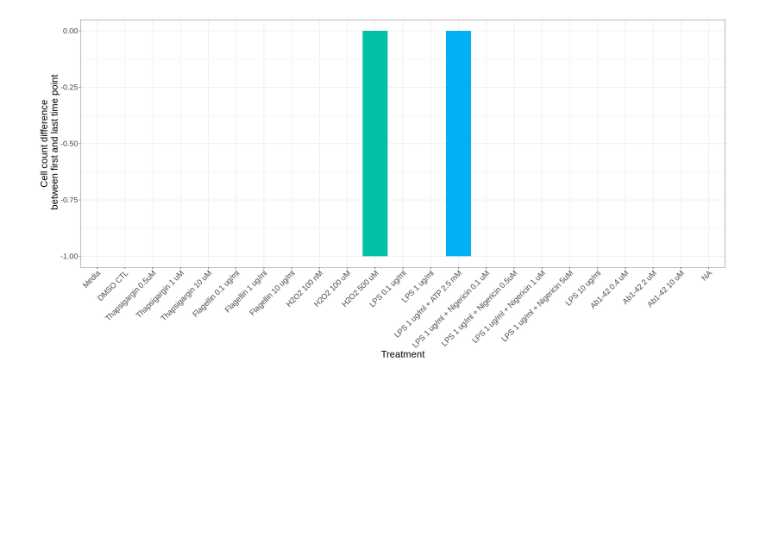
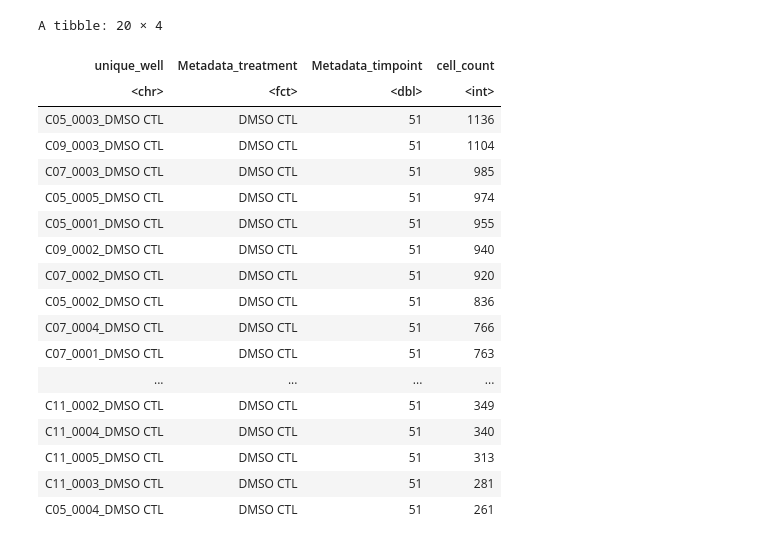
Before and after one commit to MikeLippincott/pyroptosis_live-cell_timelapse, a Jupyter notebook: Wave1_data/5.exploratory_data_analysis/notebooks/4.cell_count_analsis.ipynb, the cells around one changed output. Cells and saved outputs as stored; diff of their text form; code cells hidden in the pictures; blank space fills up the shorter version.

```diff
--- a/Wave1_data/5.exploratory_data_analysis/notebooks/4.cell_count_analsis.ipynb
+++ b/Wave1_data/5.exploratory_data_analysis/notebooks/4.cell_count_analsis.ipynb
@@ -162,0 +168,29 @@ A tibble: 6 × 2
+# %%
+# get the last timepoint for each well and treatment
+cell_counts %>%
+    group_by(unique_well) %>%
+    filter(Metadata_timpoint == max(Metadata_timpoint)) %>%
+    filter(Metadata_treatment == "DMSO CTL") %>%
+    ungroup() %>%
+    arrange(desc(cell_count)) %>%
+    head(50)
+# %% [output]
+A tibble: 20 × 4
+| unique_well | Metadata_treatment | Metadata_timpoint | cell_count |
+| <chr> | <fct> | <dbl> | <int> |
+| C05_0003_DMSO CTL | DMSO CTL | 51 | 1136 |
+| C09_0003_DMSO CTL | DMSO CTL | 51 | 1104 |
+| C07_0003_DMSO CTL | DMSO CTL | 51 | 985 |
+| C05_0005_DMSO CTL | DMSO CTL | 51 | 974 |
+| C05_0001_DMSO CTL | DMSO CTL | 51 | 955 |
+| C09_0002_DMSO CTL | DMSO CTL | 51 | 940 |
+| C07_0002_DMSO CTL | DMSO CTL | 51 | 920 |
+| C05_0002_DMSO CTL | DMSO CTL | 51 | 836 |
+| C07_0004_DMSO CTL | DMSO CTL | 51 | 766 |
+| C07_0001_DMSO CTL | DMSO CTL | 51 | 763 |
+| ... | ... | ... | ... |
+| C11_0002_DMSO CTL | DMSO CTL | 51 | 349 |
+| C11_0004_DMSO CTL | DMSO CTL | 51 | 340 |
+| C11_0005_DMSO CTL | DMSO CTL | 51 | 313 |
+| C11_0003_DMSO CTL | DMSO CTL | 51 | 281 |
+| C05_0004_DMSO CTL | DMSO CTL | 51 | 261 |
@@ -163,24 +199,22 @@ A tibble: 6 × 2
 # %%
-width <- 20
-height <- 10
-options(repr.plot.width=width, repr.plot.height=height)
-# plot the timelapse _profiles for a given feature
-cell_count_difference_plot <- (
-    # group the timepoints by the feature
-    ggplot(cell_counts, aes(x=Metadata_treatment, y=cell_count), fill=Metadata_treatment)
-    # bar plot for the cell counts per well per time
-    + geom_bar(stat="identity", position="dodge", aes(fill=Metadata_treatment))
-    + theme_bw()
-    + theme(
-        legend.position = "none",
-        axis.text.x = element_text(angle = 45, hjust = 1, size = 16),
-        axis.text.y = element_text(size = 16),
-        axis.title = element_text(size = 20)
-    )
+# width <- 20
+# height <- 10
+# options(repr.plot.width=width, repr.plot.height=height)
+# # plot the timelapse _profiles for a given feature
+# cell_count_difference_plot <- (
+#     # group the timepoints by the feature
+#     ggplot(df, aes(x=Metadata_treatment, y=cell_count), fill=Metadata_treatment)
+#     # bar plot for the cell counts per well per time
+#     + geom_bar(stat="identity", position="dodge", aes(fill=Metadata_treatment))
+#     + theme_bw()
+#     + theme(
+#         legend.position = "none",
+#         axis.text.x = element_text(angle = 45, hjust = 1, size = 16),
+#         axis.text.y = element_text(size = 16),
+#         axis.title = element_text(size = 20)
+#     )
 
-    + labs(x="Treatment", y="Cell count difference\n between first and last time point")
-)
-cell_count_difference_plot
-ggsave(file.path("../figures","cell_count_difference.png"), cell_count_difference_plot, width=width, height=height, dpi=600)
+#     + labs(x="Treatment", y="Cell count difference\n between first and last time point")
+# )
+# cell_count_difference_plot
+# ggsave(file.path("../figures","cell_count_difference.png"), cell_count_difference_plot, width=width, height=height, dpi=600)
-# %% [output]
-[figure, removed]
```
Also changed, not shown: parts of 6 cells of this notebook, 1 other file.
